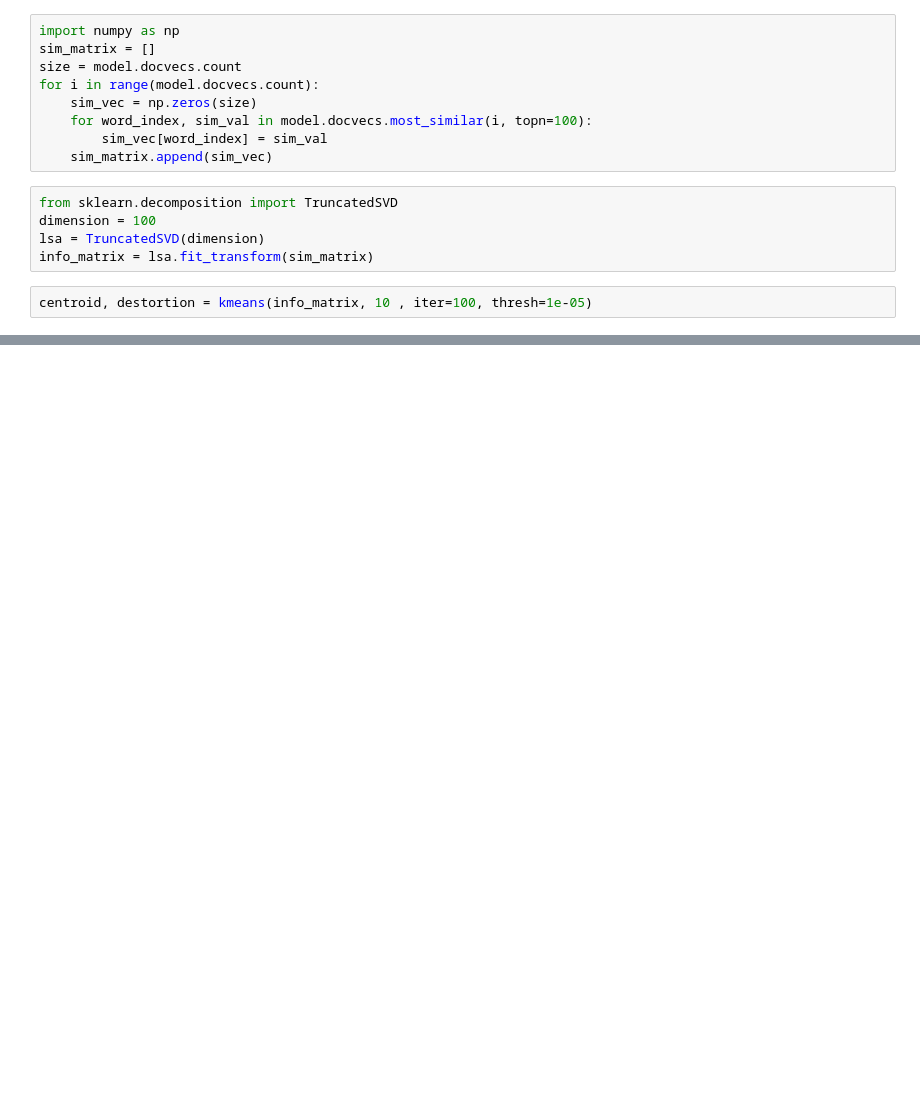
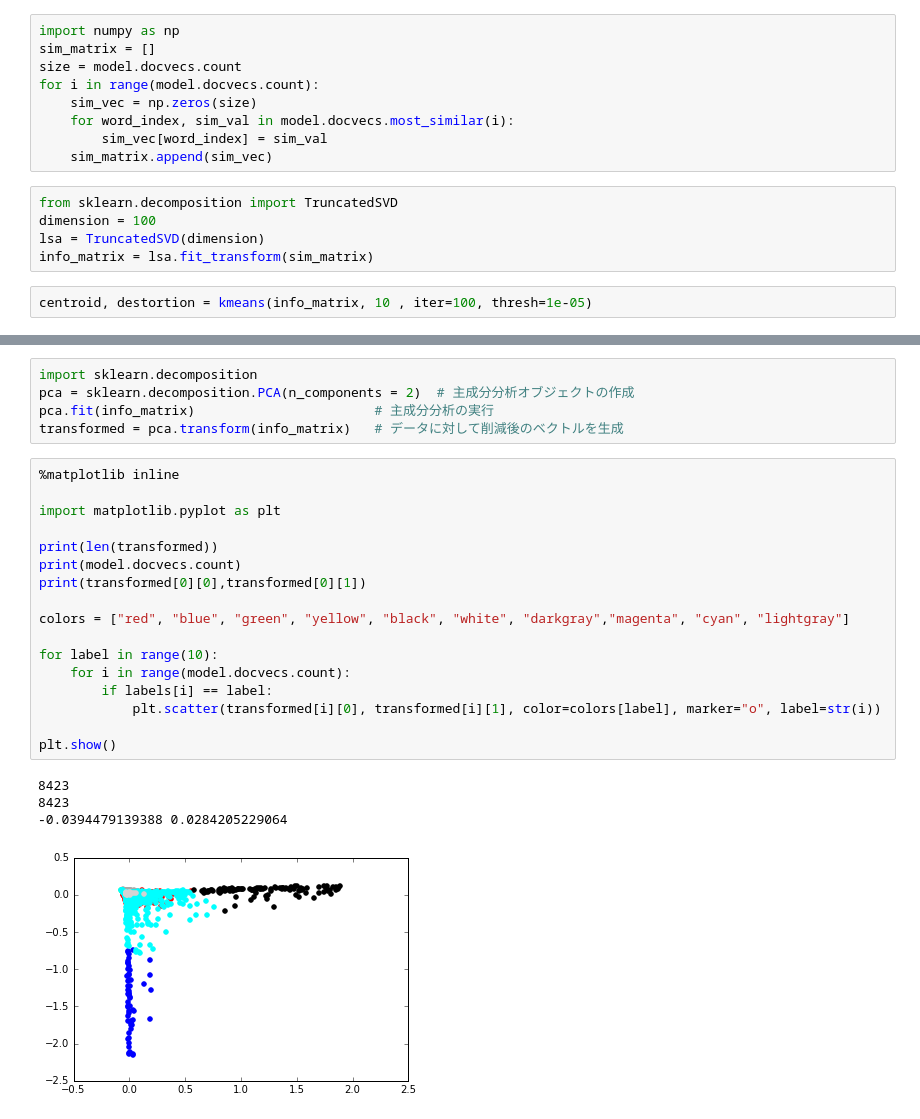
Before and after one commit to kasajei/PythonMachineLearning, a Jupyter notebook: NLP/Tweetクラスタリング.ipynb, the cells around one changed output, grey strips where cells are left out. Saved outputs shown, nothing was run; the diff lists cells and outputs as text; blank space fills up the shorter version.

```diff
--- a/NLP/Tweetクラスタリング.ipynb
+++ b/NLP/Tweetクラスタリング.ipynb
@@ -166,7 +166,7 @@ sim_matrix = []
 size = model.docvecs.count
 for i in range(model.docvecs.count):
     sim_vec = np.zeros(size)
-    for word_index, sim_val in model.docvecs.most_similar(i, topn=100):
+    for word_index, sim_val in model.docvecs.most_similar(i):
         sim_vec[word_index] = sim_val
     sim_matrix.append(sim_vec)
 # %%
@@ -218,0 +219,27 @@ for label in range(10):
+# %%
+import sklearn.decomposition
+pca = sklearn.decomposition.PCA(n_components = 2)  # 主成分分析オブジェクトの作成
+pca.fit(info_matrix)                       # 主成分分析の実行
+transformed = pca.transform(info_matrix)   # データに対して削減後のベクトルを生成
+# %%
+%matplotlib inline
+
+import matplotlib.pyplot as plt
+
+print(len(transformed))
+print(model.docvecs.count)
+print(transformed[0][0],transformed[0][1])
+
+colors = ["red", "blue", "green", "yellow", "black", "white", "darkgray","magenta", "cyan", "lightgray"]
+
+for label in range(10):
+    for i in range(model.docvecs.count):
+        if labels[i] == label:
+            plt.scatter(transformed[i][0], transformed[i][1], color=colors[label], marker="o", label=str(i))
+
+plt.show()
+# %% [output]
+8423
+8423
+-0.0394479139388 0.0284205229064
+[figure, added]
```
Also changed, not shown: parts of 7 cells of this notebook.
